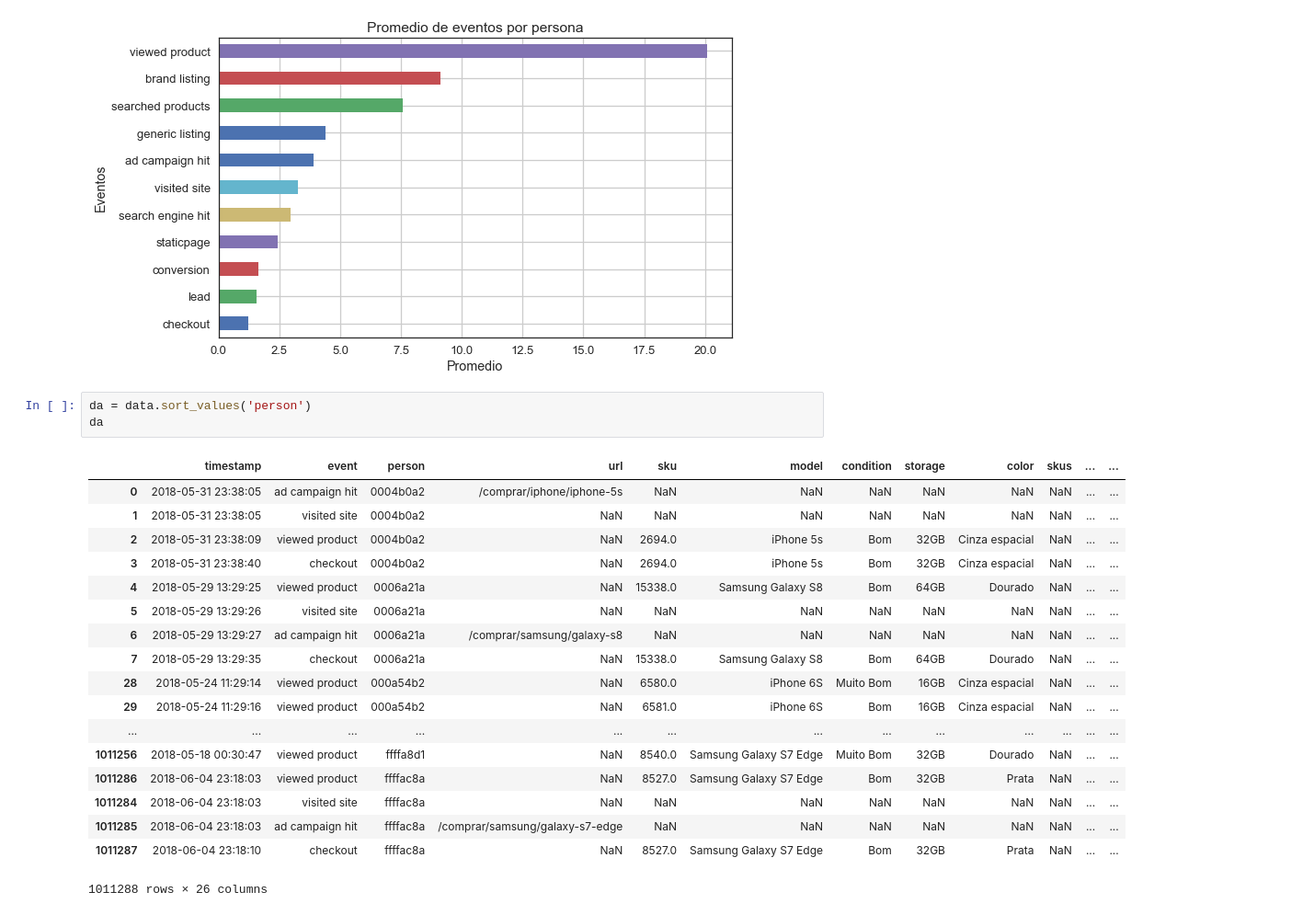
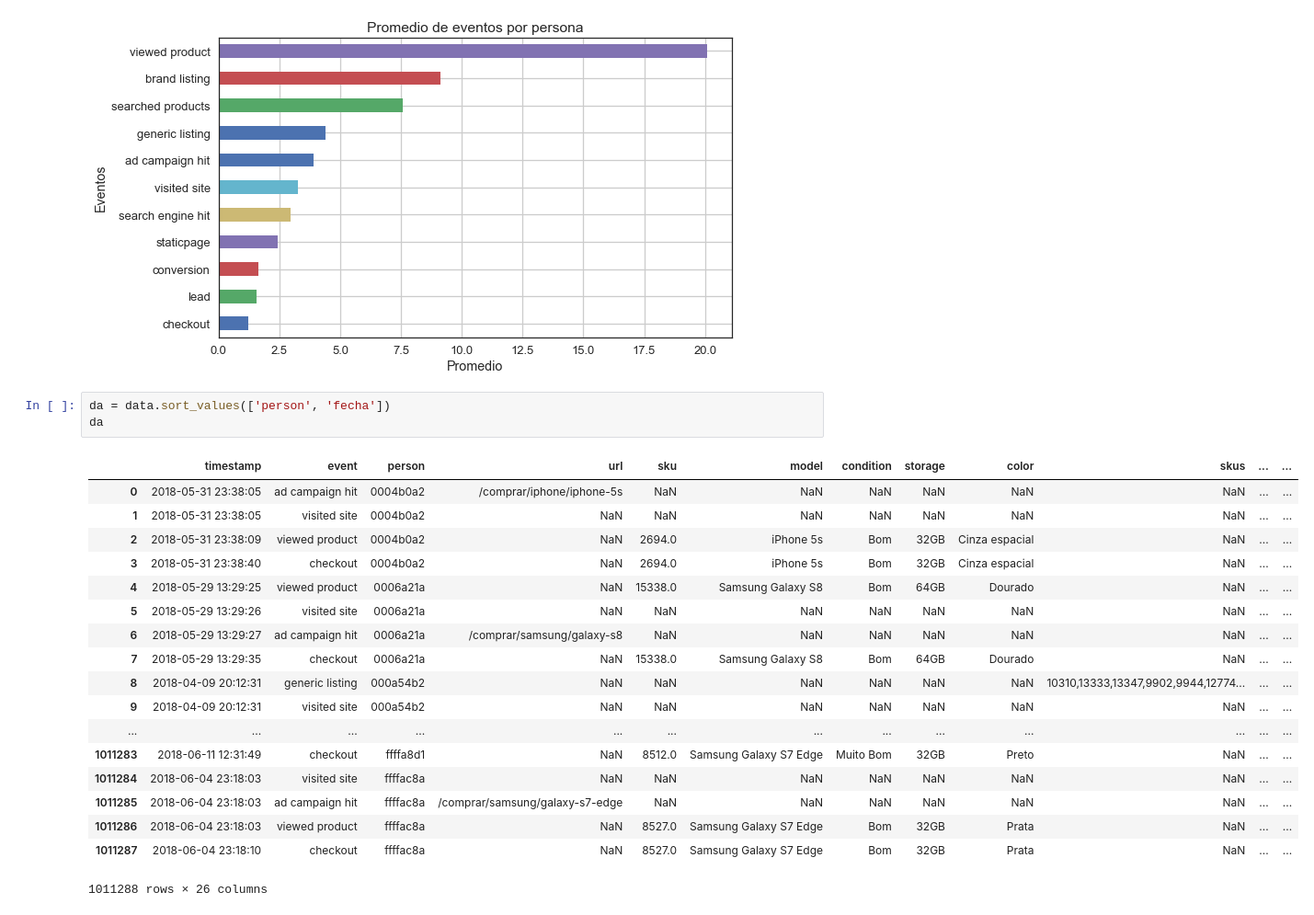
Before and after one commit to sebalogue/tp1-datos, a Jupyter notebook: src/Introduccion/3. correlacion-eventos.ipynb, the cells around one changed output. Shown: that part at 92% size. Saved outputs shown, nothing was run; the diff lists cells and outputs as text.

```diff
--- a/src/Introduccion/3. correlacion-eventos.ipynb
+++ b/src/Introduccion/3. correlacion-eventos.ipynb
@@ -24,24 +24,24 @@ graf.grid(True)
 # %% [output]
 [figure]
 # %%
-da = data.sort_values('person')
+da = data.sort_values(['person', 'fecha'])
 da
 # %% [output]
 |  | timestamp | event | person | url | sku | model | condition | storage | color | skus | ... | ... |
 | 0 | 2018-05-31 23:38:05 | ad campaign hit | 0004b0a2 | /comprar/iphone/iphone-5s | NaN | NaN | NaN | NaN | NaN | NaN | ... | ... |
 | 1 | 2018-05-31 23:38:05 | visited site | 0004b0a2 | NaN | NaN | NaN | NaN | NaN | NaN | NaN | ... | ... |
 | 2 | 2018-05-31 23:38:09 | viewed product | 0004b0a2 | NaN | 2694.0 | iPhone 5s | Bom | 32GB | Cinza espacial | NaN | ... | ... |
 | 3 | 2018-05-31 23:38:40 | checkout | 0004b0a2 | NaN | 2694.0 | iPhone 5s | Bom | 32GB | Cinza espacial | NaN | ... | ... |
 | 4 | 2018-05-29 13:29:25 | viewed product | 0006a21a | NaN | 15338.0 | Samsung Galaxy S8 | Bom | 64GB | Dourado | NaN | ... | ... |
 | 5 | 2018-05-29 13:29:26 | visited site | 0006a21a | NaN | NaN | NaN | NaN | NaN | NaN | NaN | ... | ... |
 | 6 | 2018-05-29 13:29:27 | ad campaign hit | 0006a21a | /comprar/samsung/galaxy-s8 | NaN | NaN | NaN | NaN | NaN | NaN | ... | ... |
 | 7 | 2018-05-29 13:29:35 | checkout | 0006a21a | NaN | 15338.0 | Samsung Galaxy S8 | Bom | 64GB | Dourado | NaN | ... | ... |
-| 28 | 2018-05-24 11:29:14 | viewed product | 000a54b2 | NaN | 6580.0 | iPhone 6S | Muito Bom | 16GB | Cinza espacial | NaN | ... | ... |
-| 29 | 2018-05-24 11:29:16 | viewed product | 000a54b2 | NaN | 6581.0 | iPhone 6S | Bom | 16GB | Cinza espacial | NaN | ... | ... |
+| 8 | 2018-04-09 20:12:31 | generic listing | 000a54b2 | NaN | NaN | NaN | NaN | NaN | NaN | 10310,13333,13347,9902,9944,12774... | ... | ... |
+| 9 | 2018-04-09 20:12:31 | visited site | 000a54b2 | NaN | NaN | NaN | NaN | NaN | NaN | NaN | ... | ... |
 | ... | ... | ... | ... | ... | ... | ... | ... | ... | ... | ... | ... | ... |
-| 1011256 | 2018-05-18 00:30:47 | viewed product | ffffa8d1 | NaN | 8540.0 | Samsung Galaxy S7 Edge | Muito Bom | 32GB | Dourado | NaN | ... | ... |
-| 1011286 | 2018-06-04 23:18:03 | viewed product | ffffac8a | NaN | 8527.0 | Samsung Galaxy S7 Edge | Bom | 32GB | Prata | NaN | ... | ... |
+| 1011283 | 2018-06-11 12:31:49 | checkout | ffffa8d1 | NaN | 8512.0 | Samsung Galaxy S7 Edge | Muito Bom | 32GB | Preto | NaN | ... | ... |
 | 1011284 | 2018-06-04 23:18:03 | visited site | ffffac8a | NaN | NaN | NaN | NaN | NaN | NaN | NaN | ... | ... |
 | 1011285 | 2018-06-04 23:18:03 | ad campaign hit | ffffac8a | /comprar/samsung/galaxy-s7-edge | NaN | NaN | NaN | NaN | NaN | NaN | ... | ... |
+| 1011286 | 2018-06-04 23:18:03 | viewed product | ffffac8a | NaN | 8527.0 | Samsung Galaxy S7 Edge | Bom | 32GB | Prata | NaN | ... | ... |
 | 1011287 | 2018-06-04 23:18:10 | checkout | ffffac8a | NaN | 8527.0 | Samsung Galaxy S7 Edge | Bom | 32GB | Prata | NaN | ... | ... |
 1011288 rows × 26 columns
```
